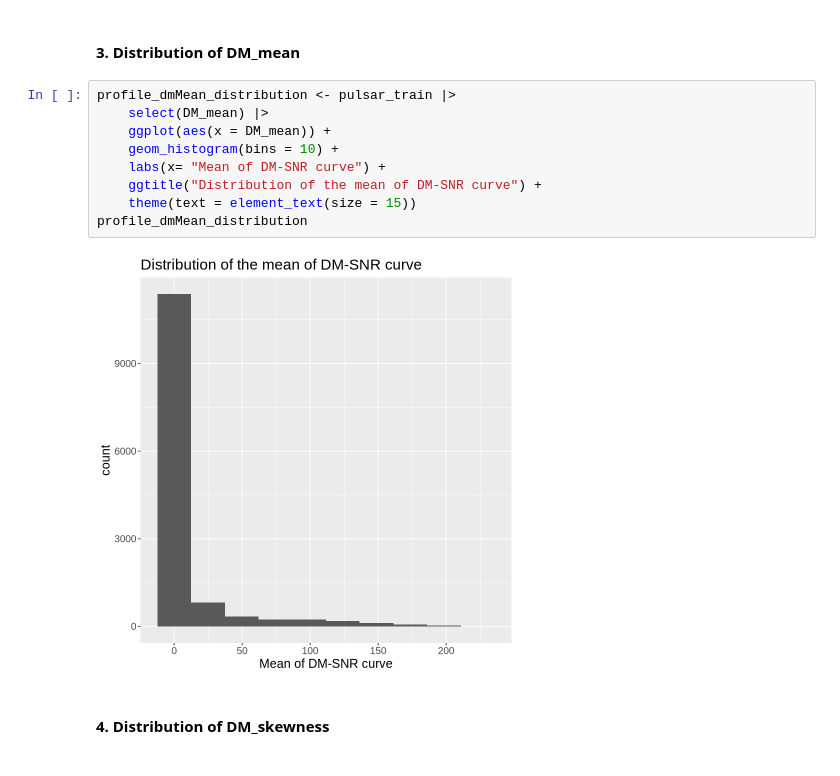
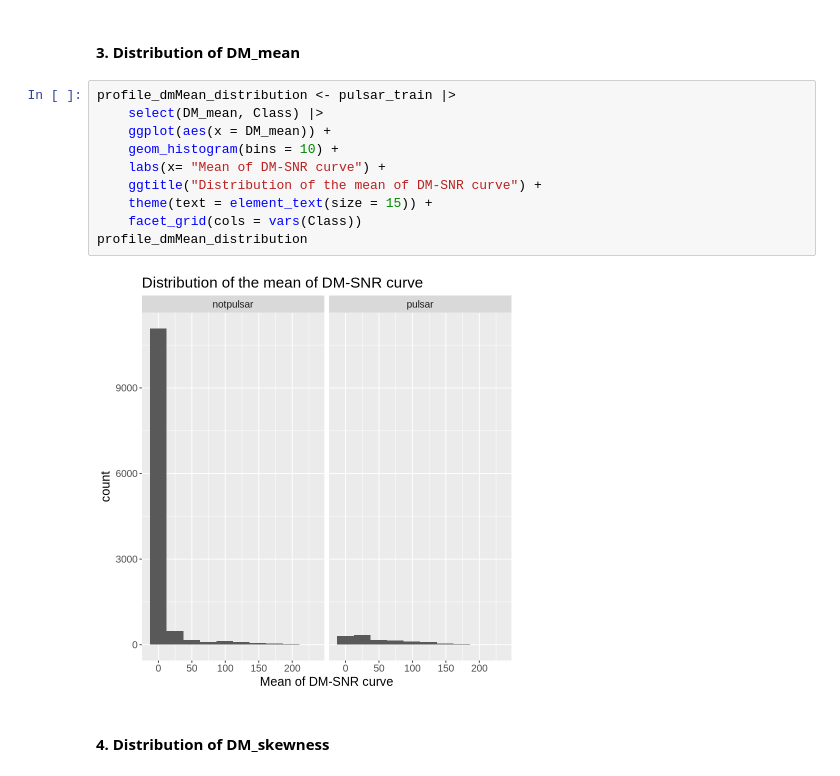
Before and after one commit to AkmDgreat/pulsar-classification-kNN, a Jupyter notebook: project.ipynb, the cells around one changed output. Cells and saved outputs as stored; diff of their text form.

```diff
--- a/project.ipynb
+++ b/project.ipynb
@@ -163,15 +165,16 @@ profile_kur_distribution
 #### 3. Distribution of DM_mean
 # %%
 profile_dmMean_distribution <- pulsar_train |>
-    select(DM_mean) |>
+    select(DM_mean, Class) |>
     ggplot(aes(x = DM_mean)) +
     geom_histogram(bins = 10) +
     labs(x= "Mean of DM-SNR curve") +
     ggtitle("Distribution of the mean of DM-SNR curve") +
-    theme(text = element_text(size = 15))
+    theme(text = element_text(size = 15)) +
+    facet_grid(cols = vars(Class))
 profile_dmMean_distribution
 # %% [output]
-[figure, old version]
+[figure, new version]
 # %% [markdown]
 #### 4. Distribution of DM_skewness
 # %%
```
Also changed, not shown: parts of 8 cells of this notebook.
